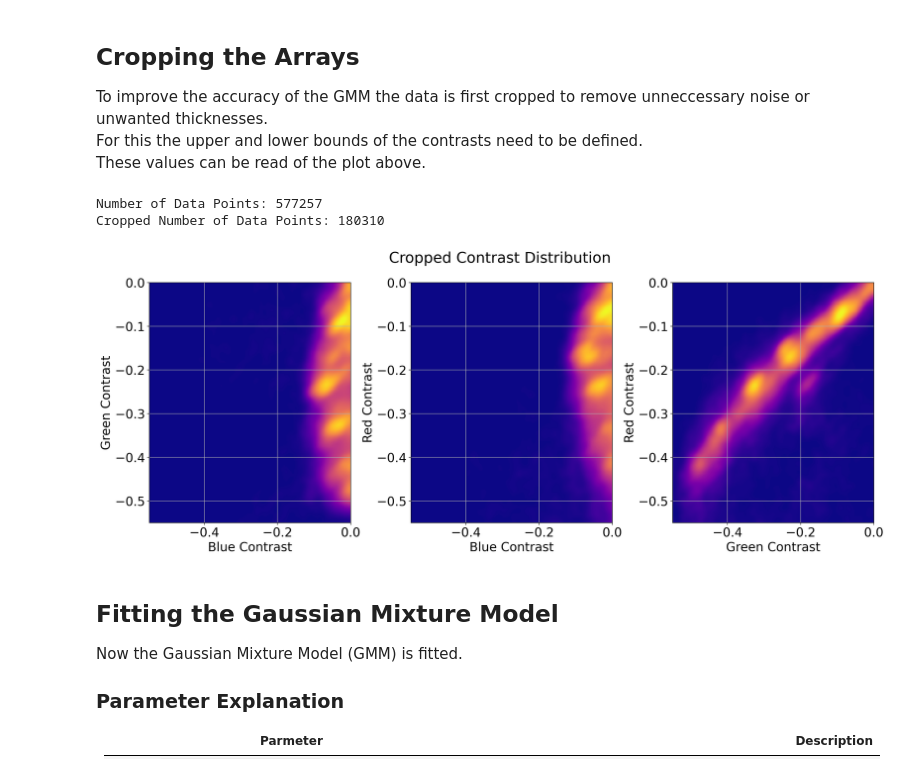
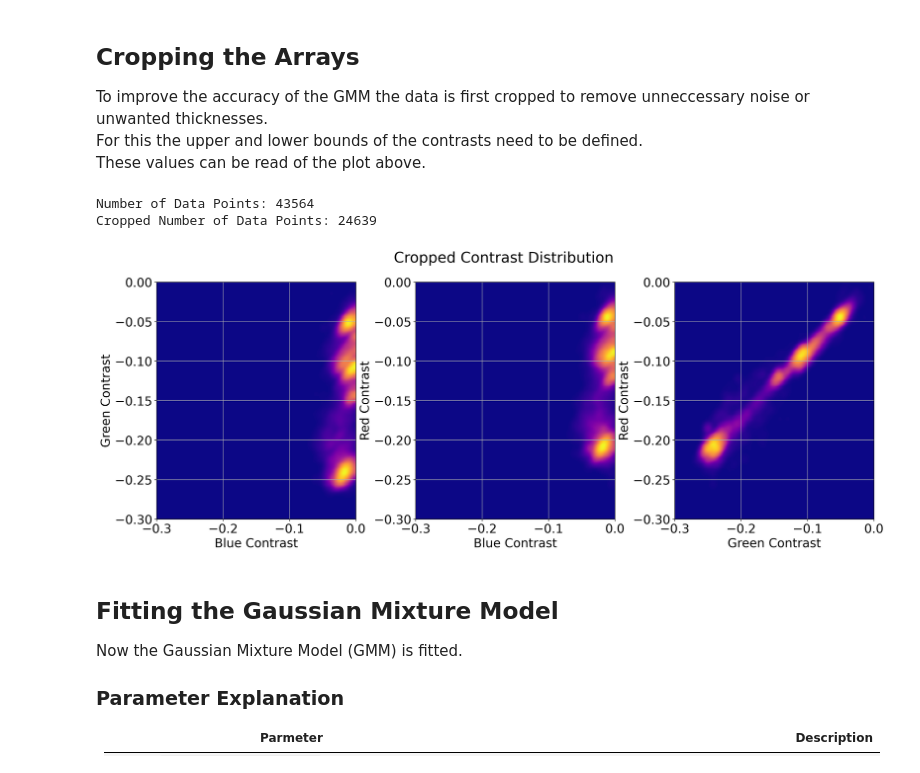
Before and after one commit to troll-n/Automated-Flake-Detection, a Jupyter notebook: GMMDetector/Interactive_Parameter_Estimation.ipynb, the cells around one changed output. Cells and saved outputs as stored; diff of their text form; code cells hidden in the pictures.

```diff
--- a/GMMDetector/Interactive_Parameter_Estimation.ipynb
+++ b/GMMDetector/Interactive_Parameter_Estimation.ipynb
@@ -34,8 +34,8 @@ import json
 As the Supplied Datasets already have their flatfield removed, the default for `USE_FLATFIELD` is set to `False`.
 If you want to use a flatfield image, you need to set `USE_FLATFIELD` to `True` and set the path to the flatfield image in `FLATFIELD_PATH`.
 # %%
-FLAKE_DIRECTORY = r"../NativeG_dataset/data"
-MASK_SAVE_DIRECTORY = r"../NativeG_dataset/masks"
+FLAKE_DIRECTORY = r"../UltraTrimmed_Graphene/data"
+MASK_SAVE_DIRECTORY = r"../UltraTrimmed_Graphene/masks"
 ANNOTATE = True
 USE_FLATFIELD = False
 FLATFIELD_PATH = r"C:/Path/To/flatfield.png"
@@ -123,34 +123,34 @@ These values can be read of the plot above.
 # %%
 # cropping the contrast array
 upper_bounds = [0, 0, 0]  # B,G,R
-lower_bounds = [-0.55, -0.55, -0.55]  # B,G,R
+lower_bounds = [-0.3, -0.3, -0.3]  # B,G,R
 
 datapoints_contrast_cropped = datapoints_contrast[
     (datapoints_contrast[:, 0] > lower_bounds[0])
     & (datapoints_contrast[:, 0] < upper_bounds[0])
     & (datapoints_contrast[:, 1] > lower_bounds[1])
     & (datapoints_contrast[:, 1] < upper_bounds[1])
     & (datapoints_contrast[:, 2] > lower_bounds[2])
     & (datapoints_contrast[:, 2] < upper_bounds[2])
 ]
 
 print(f"\nNumber of Data Points: {len(datapoints_contrast)}")
 print(f"Cropped Number of Data Points: {len(datapoints_contrast_cropped)}")
 
 create_heatmap_plot(
     data=datapoints_contrast_cropped,
     axis_names=AXIS_NAMES,
     sigma=3,
     bins=200,
     upper_bounds=upper_bounds,
     lower_bounds=lower_bounds,
     title="Cropped Contrast Distribution",
     used_channels=USED_CHANNELS,
 )
 # %% [output]
-Number of Data Points: 577257
-Cropped Number of Data Points: 180310
+Number of Data Points: 43564
+Cropped Number of Data Points: 24639
-[figure, old version]
+[figure, new version]
 # %% [markdown]
 ## Fitting the Gaussian Mixture Model
 
```
Also changed, not shown: parts of 3 cells of this notebook, 4 other files.
